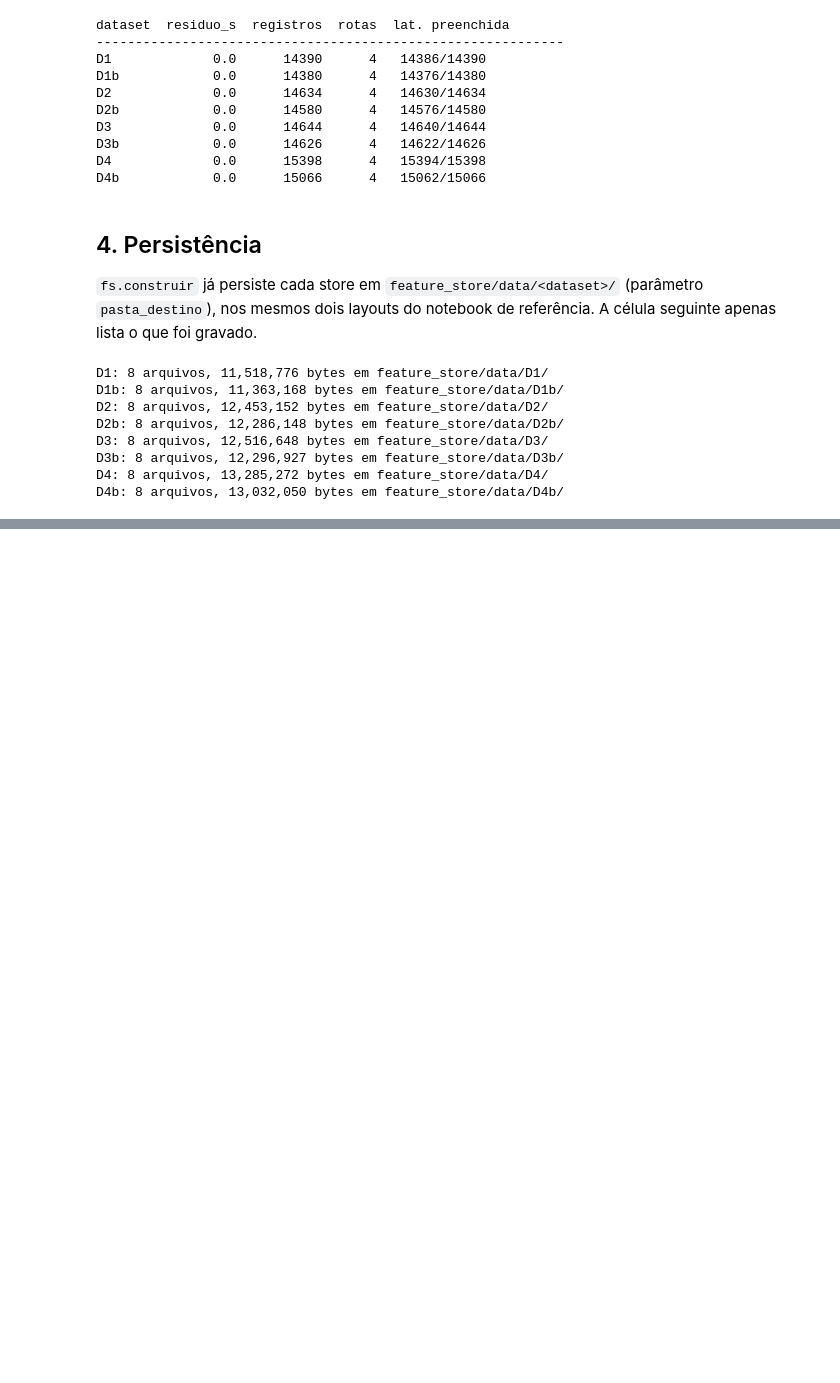
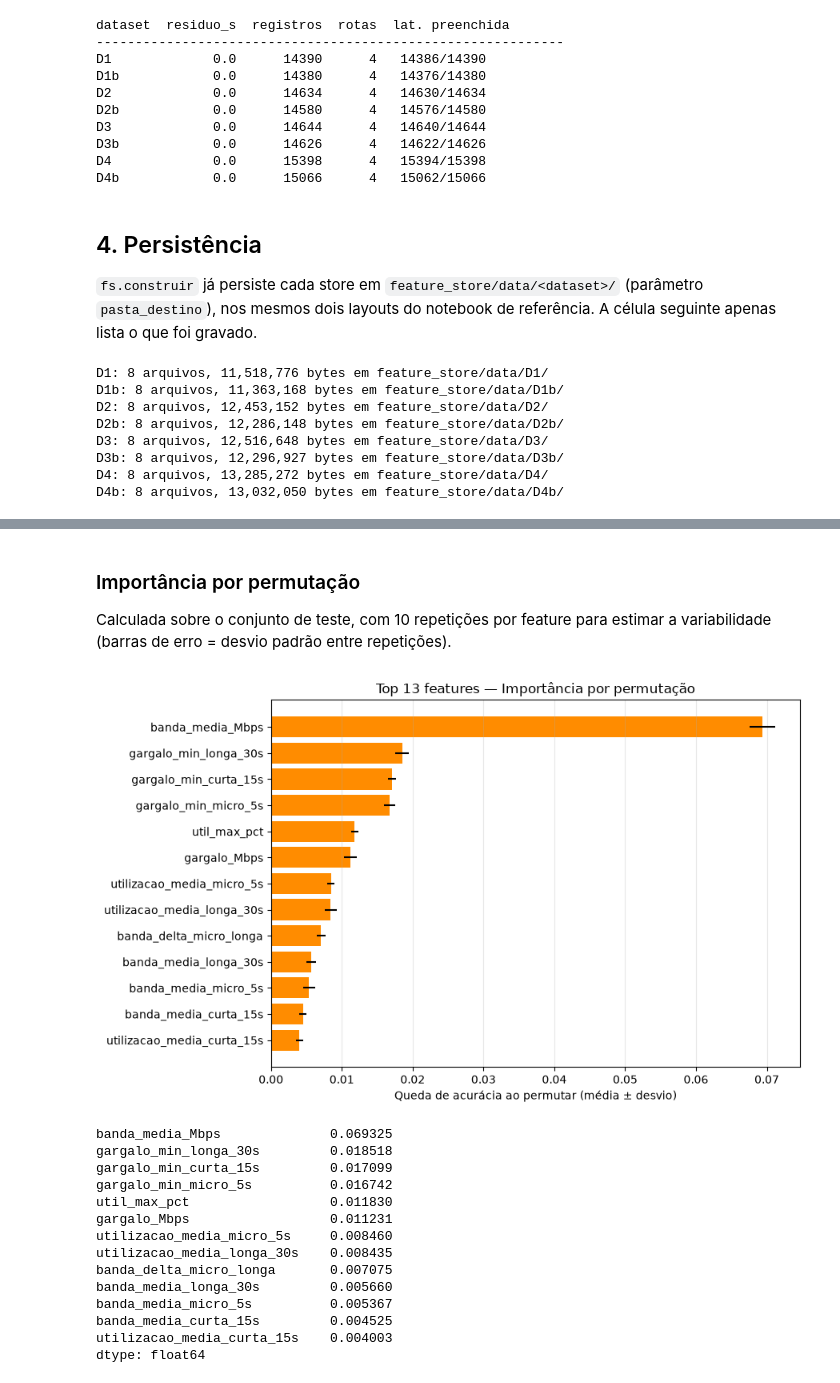
Before and after one commit to auerbeatriz/path-aware-datasets, a Jupyter notebook: Feature_Store_Datasets.ipynb, the cells around one changed output, grey strips where cells are left out. Cells and saved outputs as stored; diff of their text form; code cells hidden in the pictures; blank space fills up the shorter version.

```diff
--- a/Feature_Store_Datasets.ipynb
+++ b/Feature_Store_Datasets.ipynb
@@ -377,0 +481,46 @@ referência.
+# %% [markdown]
+### Importância por permutação
+
+Calculada sobre o conjunto de teste, com 10 repetições por feature para
+estimar a variabilidade (barras de erro = desvio padrão entre repetições).
+# %%
+resultado_perm = permutation_importance(
+    modelo_fi, X_test_fi, y_test_fi,
+    n_repeats=10, random_state=RANDOM_STATE, n_jobs=1
+)
+
+importancia_perm = pd.Series(resultado_perm.importances_mean, index=candidatas)
+desvio_perm = pd.Series(resultado_perm.importances_std, index=candidatas)
+ordem_perm = importancia_perm.sort_values(ascending=False)
+
+top_n = min(20, len(ordem_perm))
+fig, ax = plt.subplots(figsize=(9, 0.35 * top_n + 1))
+ax.barh(
+    ordem_perm.head(top_n).index[::-1],
+    ordem_perm.head(top_n).iloc[::-1],
+    xerr=desvio_perm.reindex(ordem_perm.head(top_n).index).iloc[::-1],
+    color='darkorange',
+)
+ax.set_xlabel('Queda de acurácia ao permutar (média ± desvio)')
+ax.set_title(f'Top {top_n} features — Importância por permutação')
+ax.grid(axis='x', alpha=0.3)
+plt.tight_layout()
+plt.show()
+
+ordem_perm.head(top_n)
+# %% [output]
+[figure, added]
+banda_media_Mbps              0.069325
+gargalo_min_longa_30s         0.018518
+gargalo_min_curta_15s         0.017099
+gargalo_min_micro_5s          0.016742
+util_max_pct                  0.011830
+gargalo_Mbps                  0.011231
+utilizacao_media_micro_5s     0.008460
+utilizacao_media_longa_30s    0.008435
+banda_delta_micro_longa       0.007075
+banda_media_longa_30s         0.005660
+banda_media_micro_5s          0.005367
+banda_media_curta_15s         0.004525
+utilizacao_media_curta_15s    0.004003
+dtype: float64
```
Also changed, not shown: parts of 49 cells of this notebook, 9 other files.
